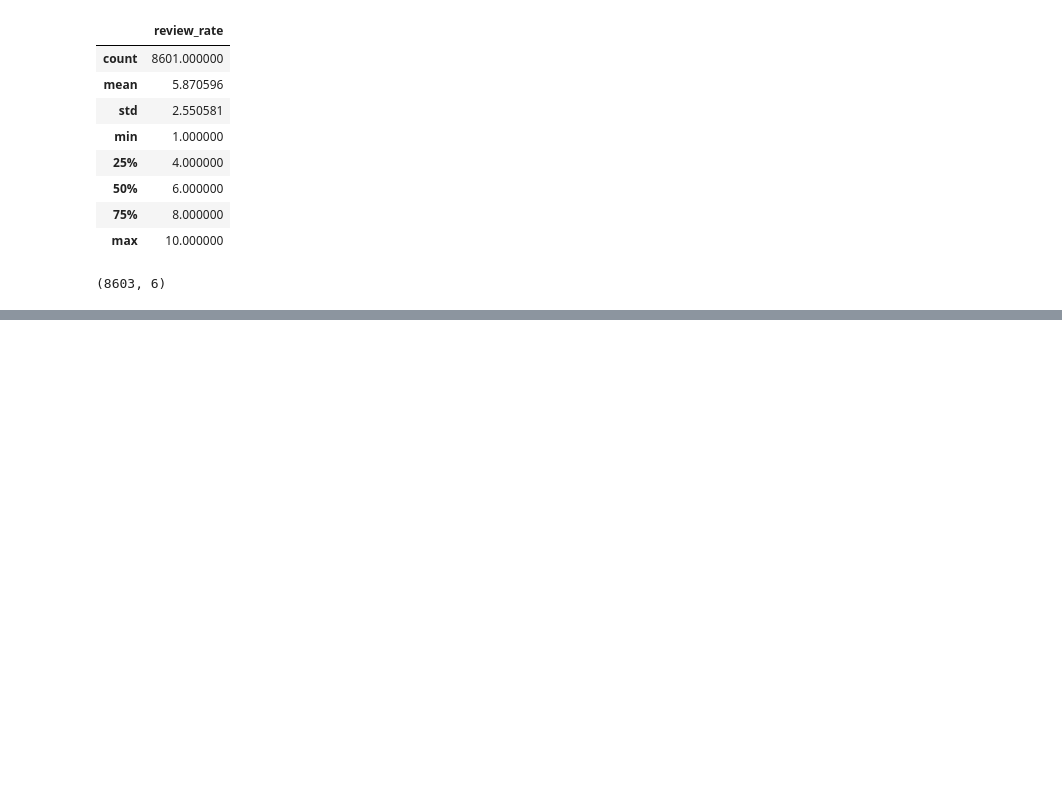
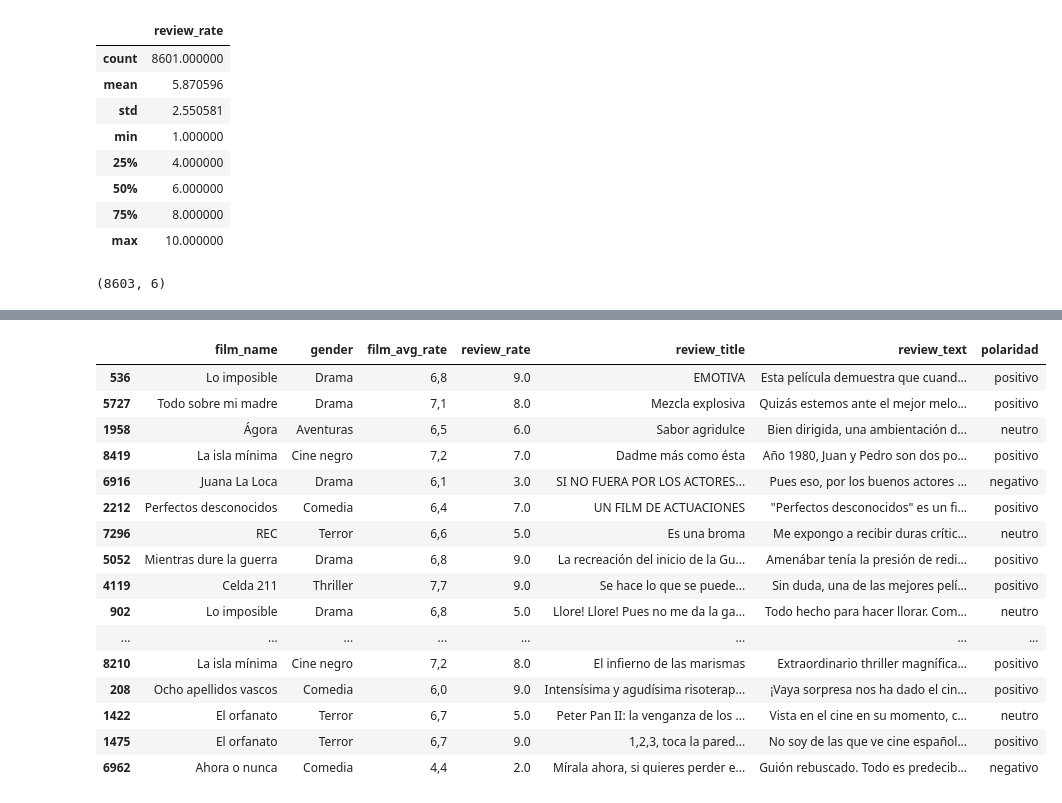
Before and after one commit to ignaciomz/CH_IM_61195, a Jupyter notebook: NLP_ReviewsPeliculasEspañol_IgnacioMartinez.ipynb, the cells around one changed output, grey strips where cells are left out. Drawn from its saved outputs; the diff is of its cells as text; code cells hidden in the pictures; blank space fills up the shorter version.

```diff
--- a/NLP_ReviewsPeliculasEspañol_IgnacioMartinez.ipynb
+++ b/NLP_ReviewsPeliculasEspañol_IgnacioMartinez.ipynb
@@ -96,0 +111,25 @@ df.shape
+# %%
+# Ok, dada la distribución asignaremos etiquetas con criterios según su puntaje recibido.
+
+df['polaridad'] = df['review_rate'].apply(lambda  x: 'positivo' if x > 6
+                                          else ('negativo' if x < 4
+                                                else 'neutro'))
+df.sample(20)
+# %% [output]
+|  | film_name | gender | film_avg_rate | review_rate | review_title | review_text | polaridad |
+| 536 | Lo imposible | Drama | 6,8 | 9.0 | EMOTIVA | Esta película demuestra que cuand... | positivo |
+| 5727 | Todo sobre mi madre | Drama | 7,1 | 8.0 | Mezcla explosiva | Quizás estemos ante el mejor melo... | positivo |
+| 1958 | Ágora | Aventuras | 6,5 | 6.0 | Sabor agridulce | Bien dirigida, una ambientación d... | neutro |
+| 8419 | La isla mínima | Cine negro | 7,2 | 7.0 | Dadme más como ésta | Año 1980, Juan y Pedro son dos po... | positivo |
+| 6916 | Juana La Loca | Drama | 6,1 | 3.0 | SI NO FUERA POR LOS ACTORES... | Pues eso, por los buenos actores ... | negativo |
+| 2212 | Perfectos desconocidos | Comedia | 6,4 | 7.0 | UN FILM DE ACTUACIONES | "Perfectos desconocidos" es un fi... | positivo |
+| 7296 | REC | Terror | 6,6 | 5.0 | Es una broma | Me expongo a recibir duras crític... | neutro |
+| 5052 | Mientras dure la guerra | Drama | 6,8 | 9.0 | La recreación del inicio de la Gu... | Amenábar tenía la presión de redi... | positivo |
+| 4119 | Celda 211 | Thriller | 7,7 | 9.0 | Se hace lo que se puede... | Sin duda, una de las mejores pelí... | positivo |
+| 902 | Lo imposible | Drama | 6,8 | 5.0 | Llore! Llore! Pues no me da la ga... | Todo hecho para hacer llorar. Com... | neutro |
+| ... | ... | ... | ... | ... | ... | ... | ... |
+| 8210 | La isla mínima | Cine negro | 7,2 | 8.0 | El infierno de las marismas | Extraordinario thriller magnífica... | positivo |
+| 208 | Ocho apellidos vascos | Comedia | 6,0 | 9.0 | Intensísima y agudísima risoterap... | ¡Vaya sorpresa nos ha dado el cin... | positivo |
+| 1422 | El orfanato | Terror | 6,7 | 5.0 | Peter Pan II: la venganza de los ... | Vista en el cine en su momento, c... | neutro |
+| 1475 | El orfanato | Terror | 6,7 | 9.0 | 1,2,3, toca la pared... | No soy de las que ve cine español... | positivo |
+| 6962 | Ahora o nunca | Comedia | 4,4 | 2.0 | Mírala ahora, si quieres perder e... | Guión rebuscado. Todo es predecib... | negativo |
```
Also changed, not shown: parts of 11 cells of this notebook.
